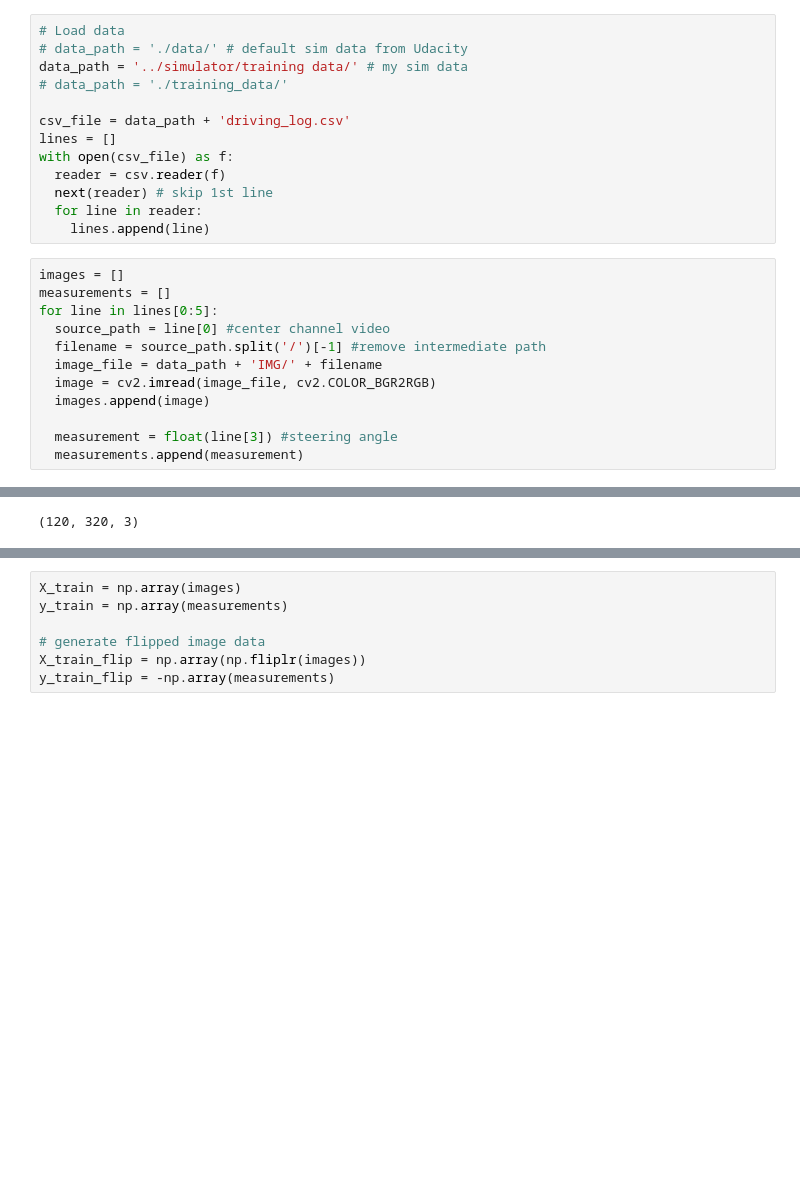
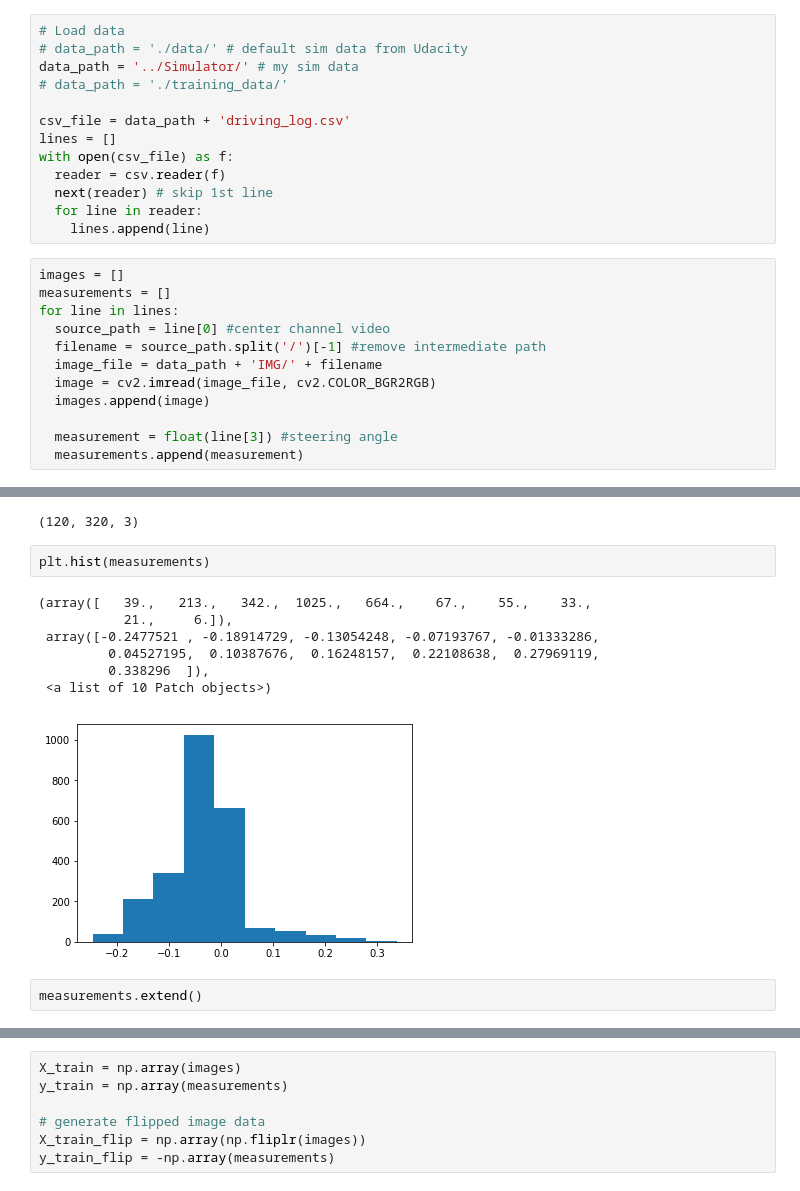
Before and after one commit to AeroGeekDean/CarND-Behavioral-Cloning-P3, a Jupyter notebook: scratchpad.ipynb, the cells around one changed output, grey strips where cells are left out. Cells and saved outputs as stored; diff of their text form; blank space fills up the shorter version.

```diff
--- a/scratchpad.ipynb
+++ b/scratchpad.ipynb
@@ -5,7 +12,7 @@ import numpy as np
 # %%
 # Load data
 # data_path = './data/' # default sim data from Udacity
-data_path = '../simulator/training data/' # my sim data
+data_path = '../Simulator/' # my sim data
 # data_path = './training_data/'
 
 csv_file = data_path + 'driving_log.csv'
@@ -18,7 +25,7 @@ with open(csv_file) as f:
 # %%
 images = []
 measurements = []
-for line in lines[0:5]:
+for line in lines:
   source_path = line[0] #center channel video
   filename = source_path.split('/')[-1] #remove intermediate path
   image_file = data_path + 'IMG/' + filename
@@ -31,6 +38,18 @@ for line in lines[0:5]:
 images[0][40:,:,:].shape
 # %% [output]
 (120, 320, 3)
+# %%
+plt.hist(measurements)
+# %% [output]
+(array([   39.,   213.,   342.,  1025.,   664.,    67.,    55.,    33.,
+           21.,     6.]),
+ array([-0.2477521 , -0.18914729, -0.13054248, -0.07193767, -0.01333286,
+         0.04527195,  0.10387676,  0.16248157,  0.22108638,  0.27969119,
+         0.338296  ]),
+ <a list of 10 Patch objects>)
+[figure, added]
+# %%
+measurements.extend()
 # %%
 -np.array(measurements)
 # %% [output]
```
Also changed, not shown: parts of 15 cells of this notebook, 1 other file.
